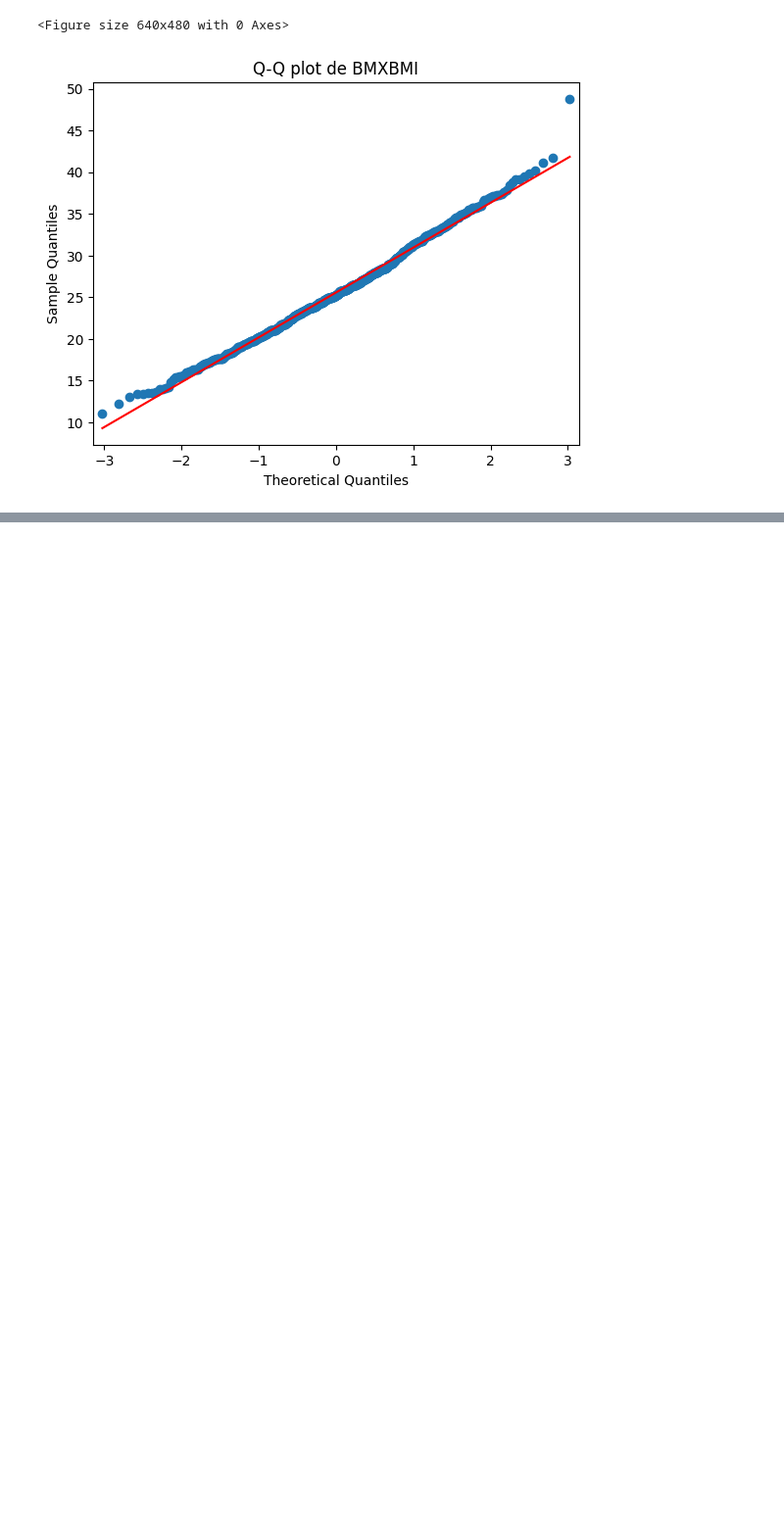
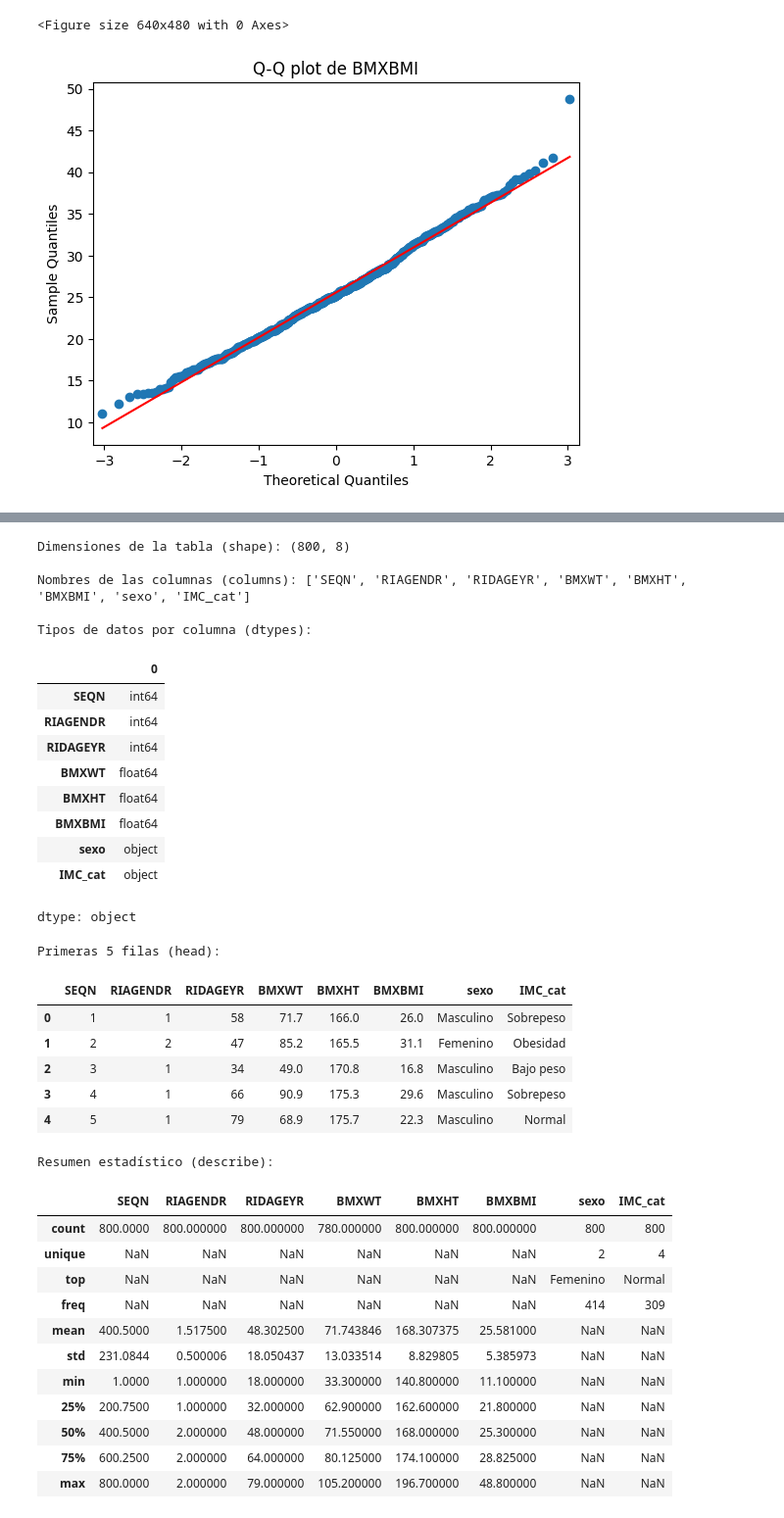
Before and after one commit to deissytvanegasmo-glitch/Repositorio-1-Sistemas-avanzados-, a Jupyter notebook: Taller_1_Vanegas_Deissy_90886.ipynb, the cells around one changed output, grey strips where cells are left out. Shown at 98% size. Saved outputs shown, nothing was run; the diff lists cells and outputs as text; code cells hidden in the pictures; blank space fills up the shorter version.

```diff
--- a/Taller_1_Vanegas_Deissy_90886.ipynb
+++ b/Taller_1_Vanegas_Deissy_90886.ipynb
@@ -308,0 +505,56 @@ plt.title(f"Q-Q plot de {var}"); plt.show()
+# %%
+# --- Exploración Inicial del DataFrame ---
+
+# 1. Muestra las dimensiones de la tabla (filas, columnas)
+print("Dimensiones de la tabla (shape):", df.shape)
+
+# 2. Muestra una lista con los nombres de todas las columnas
+print("\nNombres de las columnas (columns):", list(df.columns))
+
+# 3. Muestra el tipo de dato de cada columna (ej. número entero, texto, decimal)
+print("\nTipos de datos por columna (dtypes):")
+display(df.dtypes)
+
+# 4. Muestra una vista previa de las primeras 5 filas de la tabla
+print("\nPrimeras 5 filas (head):")
+display(df.head())
+
+# 5. Calcula estadísticas descriptivas para todas las columnas (incluyendo las de texto)
+print("\nResumen estadístico (describe):")
+display(df.describe(include='all'))
+# %% [output]
+Dimensiones de la tabla (shape): (800, 8)
+
+Nombres de las columnas (columns): ['SEQN', 'RIAGENDR', 'RIDAGEYR', 'BMXWT', 'BMXHT', 'BMXBMI', 'sexo', 'IMC_cat']
+
+Tipos de datos por columna (dtypes):
+|  | 0 |
+| SEQN | int64 |
+| RIAGENDR | int64 |
+| RIDAGEYR | int64 |
+| BMXWT | float64 |
+| BMXHT | float64 |
+| BMXBMI | float64 |
+| sexo | object |
+| IMC_cat | object |
+dtype: object
+Primeras 5 filas (head):
+|  | SEQN | RIAGENDR | RIDAGEYR | BMXWT | BMXHT | BMXBMI | sexo | IMC_cat |
+| 0 | 1 | 1 | 58 | 71.7 | 166.0 | 26.0 | Masculino | Sobrepeso |
+| 1 | 2 | 2 | 47 | 85.2 | 165.5 | 31.1 | Femenino | Obesidad |
+| 2 | 3 | 1 | 34 | 49.0 | 170.8 | 16.8 | Masculino | Bajo peso |
+| 3 | 4 | 1 | 66 | 90.9 | 175.3 | 29.6 | Masculino | Sobrepeso |
+| 4 | 5 | 1 | 79 | 68.9 | 175.7 | 22.3 | Masculino | Normal |
+Resumen estadístico (describe):
+|  | SEQN | RIAGENDR | RIDAGEYR | BMXWT | BMXHT | BMXBMI | sexo | IMC_cat |
+| count | 800.0000 | 800.000000 | 800.000000 | 780.000000 | 800.000000 | 800.000000 | 800 | 800 |
+| unique | NaN | NaN | NaN | NaN | NaN | NaN | 2 | 4 |
+| top | NaN | NaN | NaN | NaN | NaN | NaN | Femenino | Normal |
+| freq | NaN | NaN | NaN | NaN | NaN | NaN | 414 | 309 |
+| mean | 400.5000 | 1.517500 | 48.302500 | 71.743846 | 168.307375 | 25.581000 | NaN | NaN |
+| std | 231.0844 | 0.500006 | 18.050437 | 13.033514 | 8.829805 | 5.385973 | NaN | NaN |
+| min | 1.0000 | 1.000000 | 18.000000 | 33.300000 | 140.800000 | 11.100000 | NaN | NaN |
+| 25% | 200.7500 | 1.000000 | 32.000000 | 62.900000 | 162.600000 | 21.800000 | NaN | NaN |
+| 50% | 400.5000 | 2.000000 | 48.000000 | 71.550000 | 168.000000 | 25.300000 | NaN | NaN |
+| 75% | 600.2500 | 2.000000 | 64.000000 | 80.125000 | 174.100000 | 28.825000 | NaN | NaN |
+| max | 800.0000 | 2.000000 | 79.000000 | 105.200000 | 196.700000 | 48.800000 | NaN | NaN |
```
Also changed, not shown: parts of 9 cells of this notebook.
